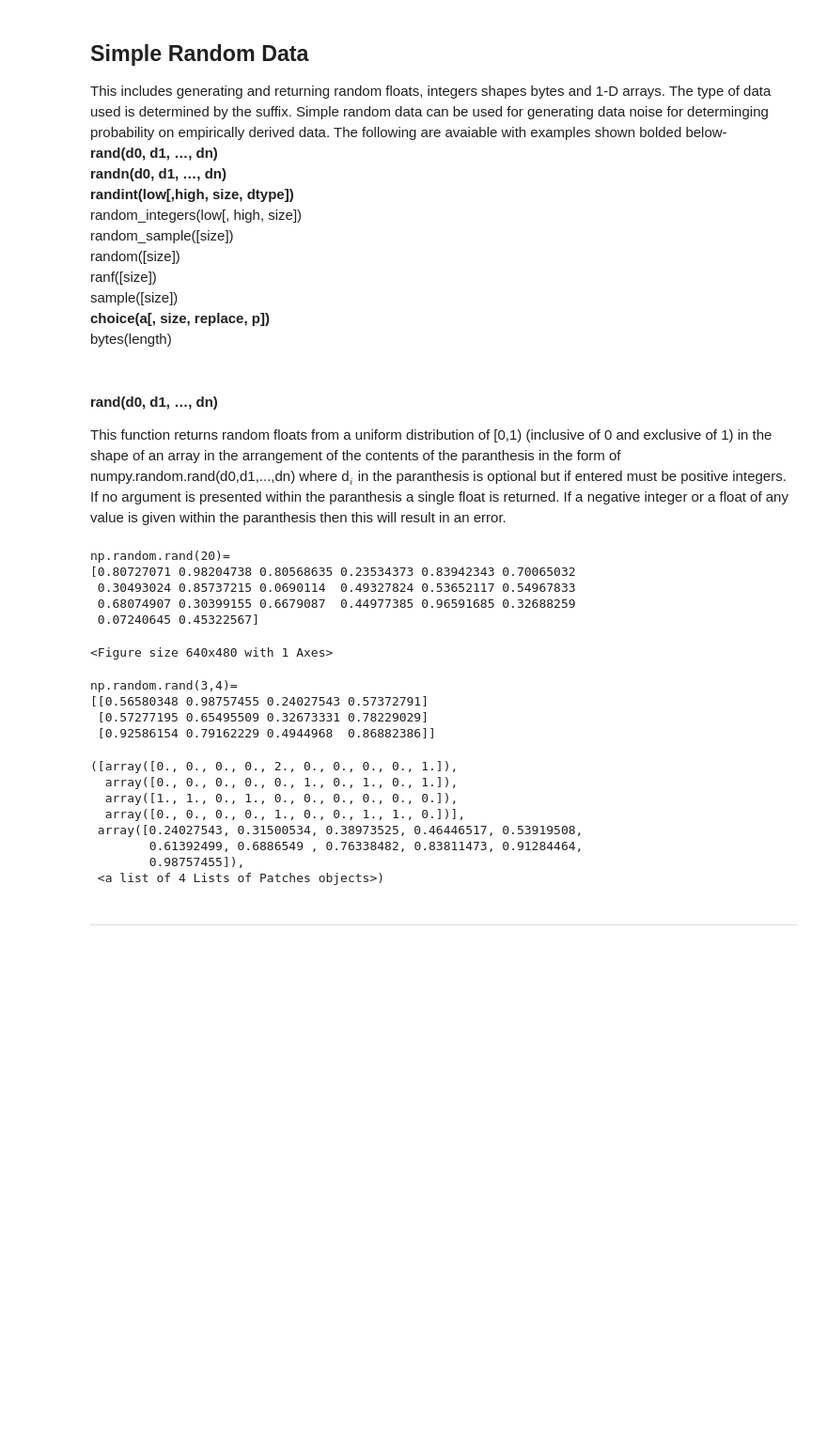
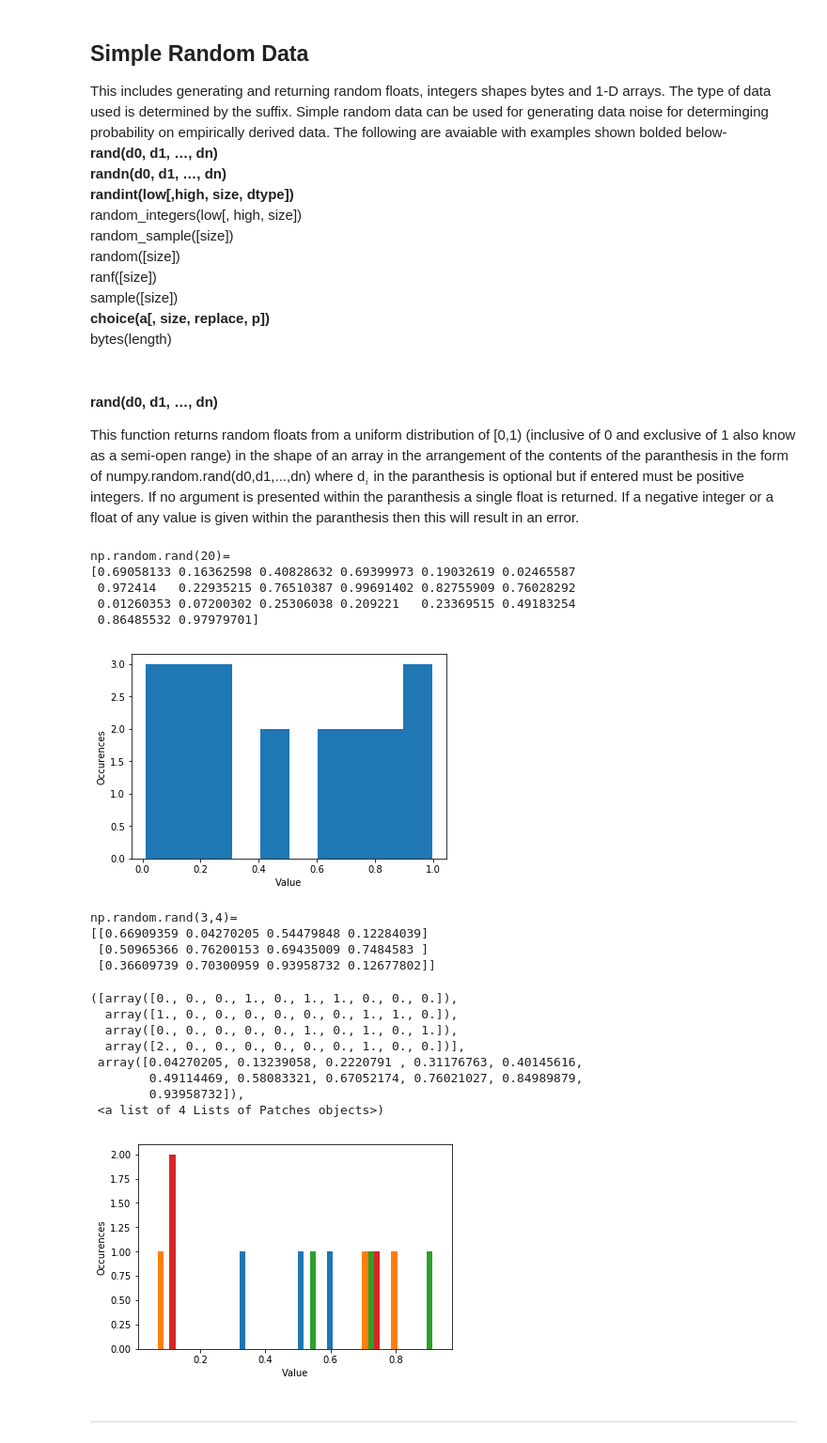
Before and after one commit to IanWafer/Programming-Assignment, a Jupyter notebook: numpy.random explained.ipynb, the cells around one changed output. Shown at 94% size. Drawn from its saved outputs; the diff is of its cells as text; code cells hidden in the pictures; blank space fills up the shorter version.

```diff
--- a/numpy.random explained.ipynb
+++ b/numpy.random explained.ipynb
@@ -33,43 +32,48 @@ This includes generating and returning random floats, integers shapes bytes and
 <br>**choice(a[, size, replace, p])**
 <br>bytes(length)
 # %% [markdown]
-#### rand(d0, d1, …, dn)
-This function returns random floats from a uniform distribution of [0,1) (inclusive of 0 and exclusive of 1) in the shape of an array in the arrangement of the contents of the paranthesis in the form of numpy.random.rand(d0,d1,...,dn) where d$_{i}$ in the paranthesis is optional but if entered must be positive integers. If no argument is presented within the paranthesis a single float is returned. If a negative integer or a float of any value is given within the paranthesis then this will result in an error.
+#### rand(d0, d1, …, dn) <a id='Rand'></a>
+This function returns random floats from a uniform distribution of [0,1) (inclusive of 0 and exclusive of 1 also know as a semi-open range) in the shape of an array in the arrangement of the contents of the paranthesis in the form of numpy.random.rand(d0,d1,...,dn) where d$_{i}$ in the paranthesis is optional but if entered must be positive integers. If no argument is presented within the paranthesis a single float is returned. If a negative integer or a float of any value is given within the paranthesis then this will result in an error.
 # %%
 import numpy as np
 import matplotlib.pyplot as plt
 
-x = np.random.rand(20) # Returns 20 random variables in a list
-y = np.random.rand(3,4) # Returns an array of 12 random variables in the shape defined within the paranthesis
+rand = np.random.rand(20) # Returns 20 random variables in a list in the range [0,1)
+rand1 = np.random.rand(3,4) # Returns an array of 12 random variables in the shape defined within the paranthesisin the range [0,1)
 
-print("np.random.rand(20)= ")
-print(x)
+print('np.random.rand(20)= ')
+print(rand)
+plt.xlabel('Value')
+plt.ylabel('Occurences')
+plt.hist(rand)
 
-plt.hist(x)
 plt.show()
 
 print("np.random.rand(3,4)= ")
-print(y)
-plt.hist(y)
+print(rand1)
+plt.xlabel('Value')
+plt.ylabel('Occurences')
+plt.hist(rand1)
 # %% [output]
 np.random.rand(20)=
-[0.80727071 0.98204738 0.80568635 0.23534373 0.83942343 0.70065032
- 0.30493024 0.85737215 0.0690114  0.49327824 0.53652117 0.54967833
- 0.68074907 0.30399155 0.6679087  0.44977385 0.96591685 0.32688259
- 0.07240645 0.45322567]
+[0.69058133 0.16362598 0.40828632 0.69399973 0.19032619 0.02465587
+ 0.972414   0.22935215 0.76510387 0.99691402 0.82755909 0.76028292
+ 0.01260353 0.07200302 0.25306038 0.209221   0.23369515 0.49183254
+ 0.86485532 0.97979701]
+[figure, added]
-<Figure size 640x480 with 1 Axes>
+np.random.rand(3,4)=
+[[0.66909359 0.04270205 0.54479848 0.12284039]
+ [0.50965366 0.76200153 0.69435009 0.7484583 ]
+ [0.36609739 0.70300959 0.93958732 0.12677802]]
-np.random.rand(3,4)=
-[[0.56580348 0.98757455 0.24027543 0.57372791]
- [0.57277195 0.65495509 0.32673331 0.78229029]
- [0.92586154 0.79162229 0.4944968  0.86882386]]
+([array([0., 0., 0., 1., 0., 1., 1., 0., 0., 0.]),
+  array([1., 0., 0., 0., 0., 0., 0., 1., 1., 0.]),
+  array([0., 0., 0., 0., 0., 1., 0., 1., 0., 1.]),
+  array([2., 0., 0., 0., 0., 0., 0., 1., 0., 0.])],
+ array([0.04270205, 0.13239058, 0.2220791 , 0.31176763, 0.40145616,
+        0.49114469, 0.58083321, 0.67052174, 0.76021027, 0.84989879,
+        0.93958732]),
+ <a list of 4 Lists of Patches objects>)
-([array([0., 0., 0., 0., 2., 0., 0., 0., 0., 1.]),
-  array([0., 0., 0., 0., 0., 1., 0., 1., 0., 1.]),
-  array([1., 1., 0., 1., 0., 0., 0., 0., 0., 0.]),
-  array([0., 0., 0., 0., 1., 0., 0., 1., 1., 0.])],
- array([0.24027543, 0.31500534, 0.38973525, 0.46446517, 0.53919508,
-        0.61392499, 0.6886549 , 0.76338482, 0.83811473, 0.91284464,
-        0.98757455]),
- <a list of 4 Lists of Patches objects>)
+[figure, added]
 # %% [markdown]
 ***
 # %% [markdown]
```
Also changed, not shown: parts of 27 cells of this notebook.
